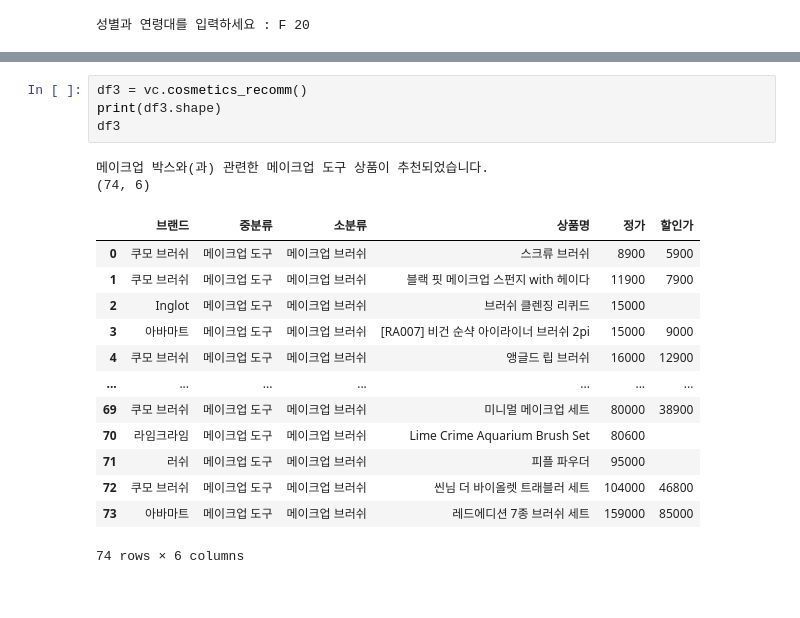
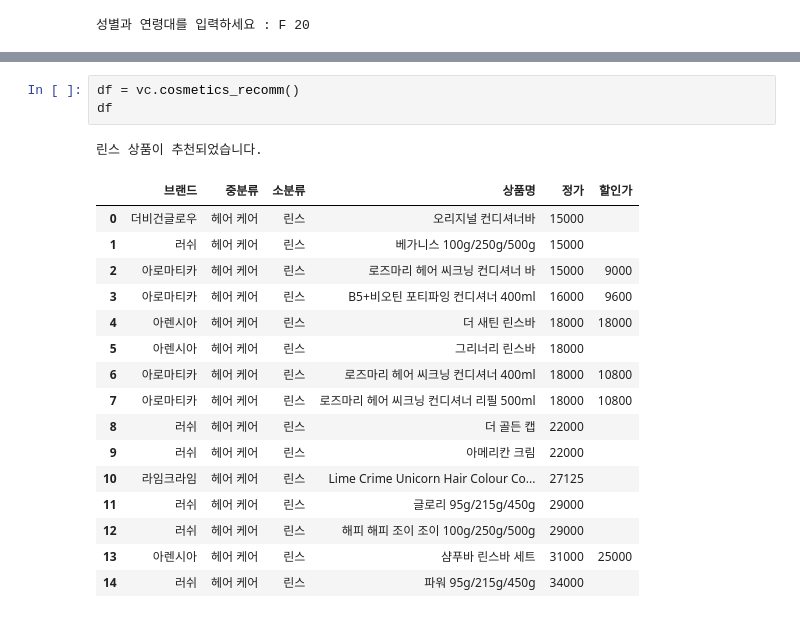
Before and after one commit to CSJ516/Weather_Bigdata_contest, a Jupyter notebook: 14.최종 화장품 추천 모듈 개발.ipynb, the cells around one changed output, grey strips where cells are left out. Drawn from its saved outputs; the diff is of its cells as text.

```diff
--- a/14.최종 화장품 추천 모듈 개발.ipynb
+++ b/14.최종 화장품 추천 모듈 개발.ipynb
@@ -350,20 +350,21 @@ df2.head(3)
-# %%
-df3 = vc.cosmetics_recomm()
-print(df3.shape)
-df3
-# %% [output]
-메이크업 박스와(과) 관련한 메이크업 도구 상품이 추천되었습니다.
-(74, 6)
-|  | 브랜드 | 중분류 | 소분류 | 상품명 | 정가 | 할인가 |
-| 0 | 쿠모 브러쉬 | 메이크업 도구 | 메이크업 브러쉬 | 스크류 브러쉬 | 8900 | 5900 |
-| 1 | 쿠모 브러쉬 | 메이크업 도구 | 메이크업 브러쉬 | 블랙 핏 메이크업 스펀지 with 헤이다 | 11900 | 7900 |
-| 2 | Inglot | 메이크업 도구 | 메이크업 브러쉬 | 브러쉬 클렌징 리퀴드 | 15000 |  |
-| 3 | 아바마트 | 메이크업 도구 | 메이크업 브러쉬 | [RA007] 비건 순샥 아이라이너 브러쉬 2pi | 15000 | 9000 |
-| 4 | 쿠모 브러쉬 | 메이크업 도구 | 메이크업 브러쉬 | 앵글드 립 브러쉬 | 16000 | 12900 |
-| ... | ... | ... | ... | ... | ... | ... |
-| 69 | 쿠모 브러쉬 | 메이크업 도구 | 메이크업 브러쉬 | 미니멀 메이크업 세트 | 80000 | 38900 |
-| 70 | 라임크라임 | 메이크업 도구 | 메이크업 브러쉬 | Lime Crime Aquarium Brush Set | 80600 |  |
-| 71 | 러쉬 | 메이크업 도구 | 메이크업 브러쉬 | 피플 파우더 | 95000 |  |
-| 72 | 쿠모 브러쉬 | 메이크업 도구 | 메이크업 브러쉬 | 씬님 더 바이올렛 트래블러 세트 | 104000 | 46800 |
-| 73 | 아바마트 | 메이크업 도구 | 메이크업 브러쉬 | 레드에디션 7종 브러쉬 세트 | 159000 | 85000 |
-74 rows × 6 columns
+# %%
+df = vc.cosmetics_recomm()
+df
+# %% [output]
+린스 상품이 추천되었습니다.
+|  | 브랜드 | 중분류 | 소분류 | 상품명 | 정가 | 할인가 |
+| 0 | 더비건글로우 | 헤어 케어 | 린스 | 오리지널 컨디셔너바 | 15000 |  |
+| 1 | 러쉬 | 헤어 케어 | 린스 | 베가니스 100g/250g/500g | 15000 |  |
+| 2 | 아로마티카 | 헤어 케어 | 린스 | 로즈마리 헤어 씨크닝 컨디셔너 바 | 15000 | 9000 |
+| 3 | 아로마티카 | 헤어 케어 | 린스 | B5+비오틴 포티파잉 컨디셔너 400ml | 16000 | 9600 |
+| 4 | 아렌시아 | 헤어 케어 | 린스 | 더 새틴 린스바 | 18000 | 18000 |
+| 5 | 아렌시아 | 헤어 케어 | 린스 | 그리너리 린스바 | 18000 |  |
+| 6 | 아로마티카 | 헤어 케어 | 린스 | 로즈마리 헤어 씨크닝 컨디셔너 400ml | 18000 | 10800 |
+| 7 | 아로마티카 | 헤어 케어 | 린스 | 로즈마리 헤어 씨크닝 컨디셔너 리필 500ml | 18000 | 10800 |
+| 8 | 러쉬 | 헤어 케어 | 린스 | 더 골든 캡 | 22000 |  |
+| 9 | 러쉬 | 헤어 케어 | 린스 | 아메리칸 크림 | 22000 |  |
+| 10 | 라임크라임 | 헤어 케어 | 린스 | Lime Crime Unicorn Hair Colour Co... | 27125 |  |
+| 11 | 러쉬 | 헤어 케어 | 린스 | 글로리 95g/215g/450g | 29000 |  |
+| 12 | 러쉬 | 헤어 케어 | 린스 | 해피 해피 조이 조이 100g/250g/500g | 29000 |  |
+| 13 | 아렌시아 | 헤어 케어 | 린스 | 샴푸바 린스바 세트 | 31000 | 25000 |
+| 14 | 러쉬 | 헤어 케어 | 린스 | 파워 95g/215g/450g | 34000 |  |
```
Also changed, not shown: parts of 2 cells of this notebook.
